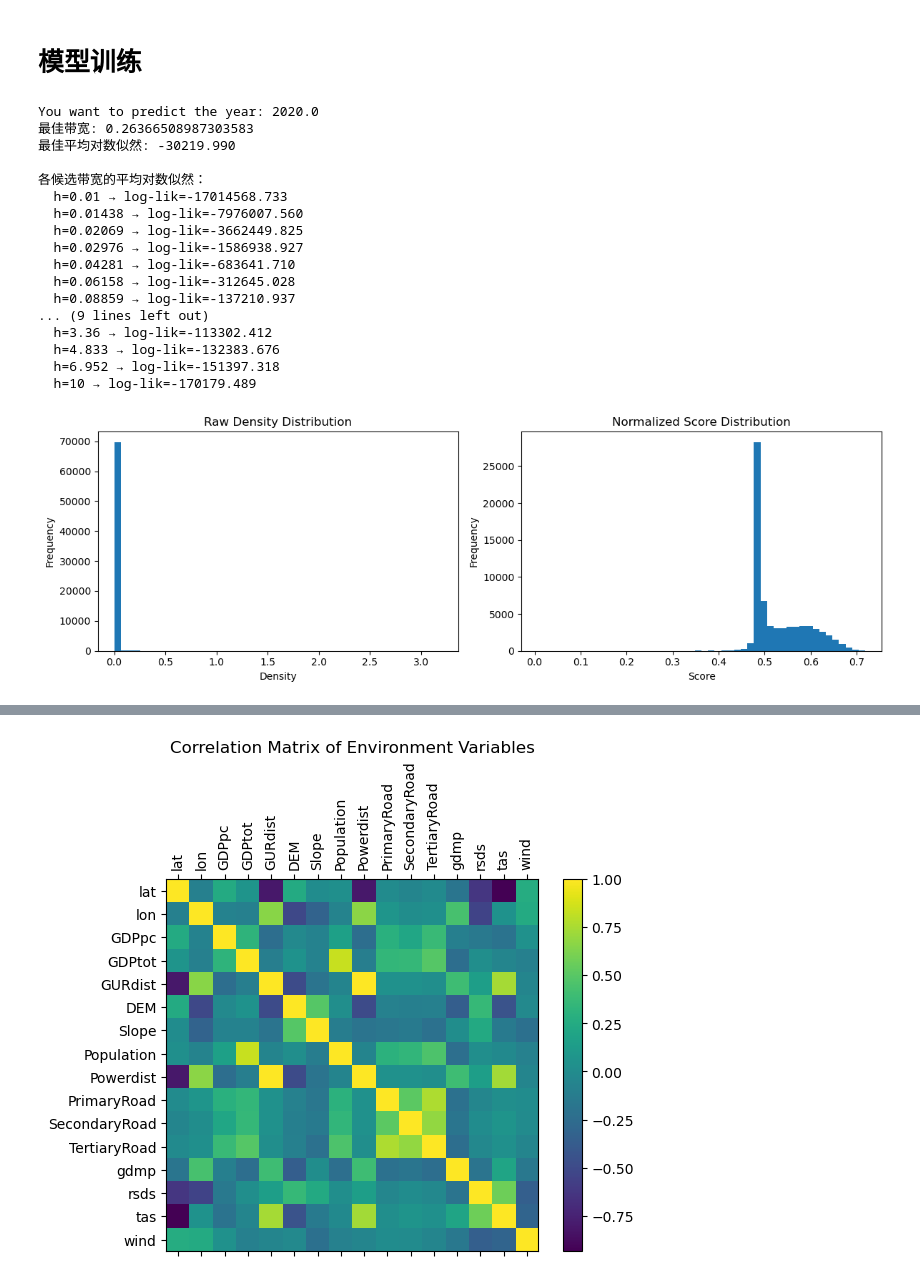
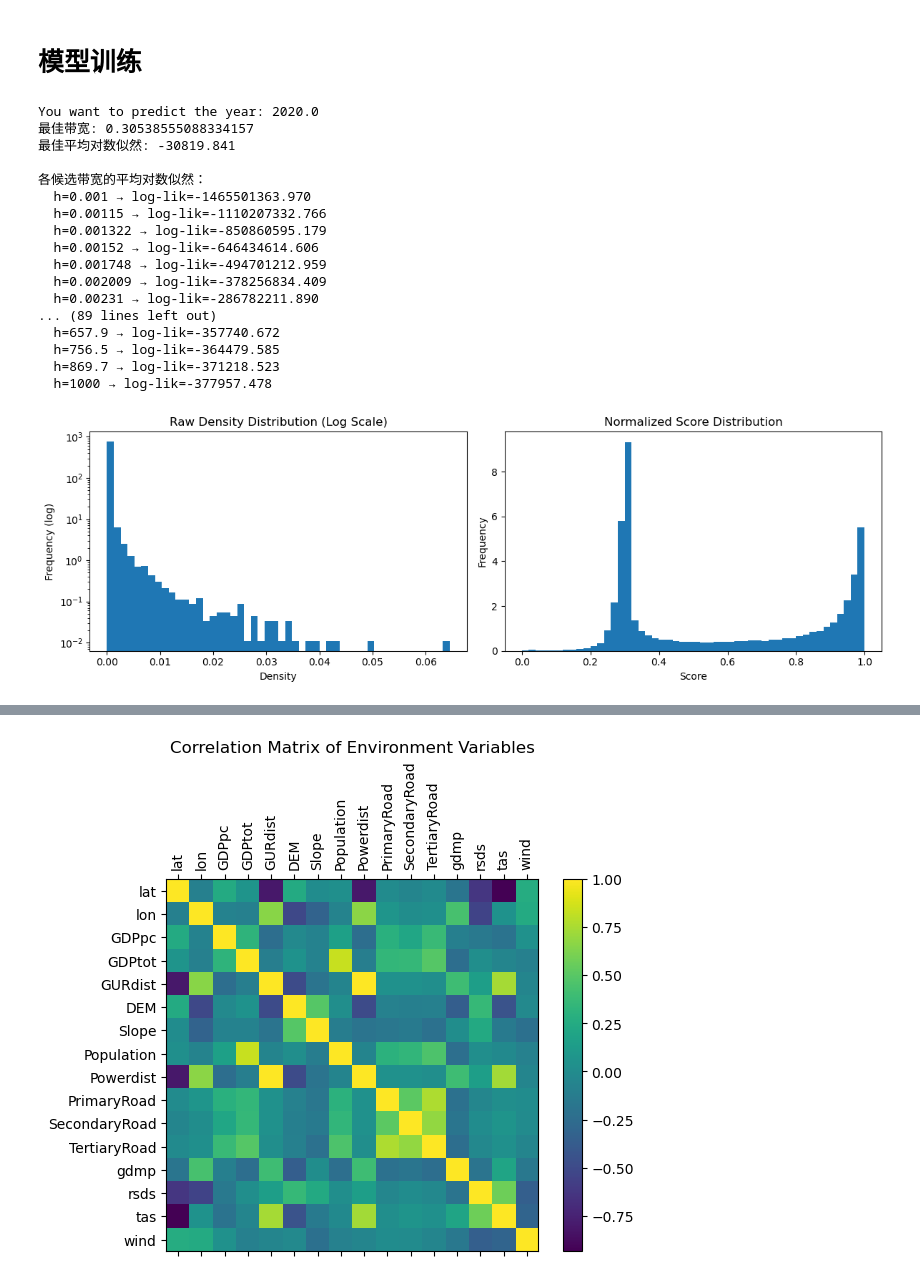
Before and after one commit to px39n/Landuse_Zhong, a Jupyter notebook: 3.0 pre-training.ipynb, the cells around one changed output, grey strips where cells are left out. Cells and saved outputs as stored; diff of their text form; code cells hidden in the pictures.

```diff
--- a/3.0 pre-training.ipynb
+++ b/3.0 pre-training.ipynb
@@ -60,7 +60,7 @@ fea_2d_variable = [
     'TertiaryRoad'
 ]
 PATHS = {
-    'abandonment': "D:/xarray/abandonment_chunkall/*.nc",
+    'abandonment': r"D:\xarray\merged_chunk_2\*.nc",
     'feature':     "D:/xarray/aligned2/Feature_all/*.nc",
     'csv':         "aligned_for_training0519.csv",
     'prediction':  "",
@@ -207,7 +205,7 @@ def select_and_train_kde(df_pos: pd.DataFrame, bandwidths: list = None):
     DEM_SLOPE = ['DEM', 'Slope']
     DIST = ['GURdist', 'PrimaryRoad', 'SecondaryRoad', 'TertiaryRoad']
     NORMAL = ['tas', 'gdmp', 'rsds', 'wind']
-    GEO = ['lat', 'lon']
+    # GEO = ['lat', 'lon']
     CAT = CAT_COLS.copy()
 
     # 数值特征流水线保持不变
@@ -237,10 +235,10 @@ def select_and_train_kde(df_pos: pd.DataFrame, bandwidths: list = None):
         StandardScaler()
     )
 
-    geo_pipe = make_pipeline(
-        SimpleImputer(strategy='median'),
-        MinMaxScaler()
-    )
+    # geo_pipe = make_pipeline(
+    #     SimpleImputer(strategy='median'),
+    #     MinMaxScaler()
+    # )
 
     # 修改类别特征处理流水线
     cat_pipe = make_pipeline(
@@ -254,7 +252,7 @@ def select_and_train_kde(df_pos: pd.DataFrame, bandwidths: list = None):
         (dem_slope_pipe, DEM_SLOPE),
         (dist_pipe, DIST),
         (normal_pipe, NORMAL),
-        (geo_pipe, GEO),
+        # (geo_pipe, GEO),
         (cat_pipe, CAT),
         remainder='drop'
     )
@@ -267,7 +265,7 @@ def select_and_train_kde(df_pos: pd.DataFrame, bandwidths: list = None):
 
     # 带宽候选
     if bandwidths is None:
-        bandwidths = np.logspace(-2, -1, 0)
+        bandwidths = np.logspace(-2, -1, 20)
 
     # 网格搜索带宽
     grid = GridSearchCV(
@@ -308,7 +306,7 @@ def select_and_train_kde(df_pos: pd.DataFrame, bandwidths: list = None):
 # ==============================
 
 def score_env(kde_pipeline: Pipeline, df_query: pd.DataFrame,
-              method: str = 'quantile', sigmoid_alpha: float = None):
+              method: str = 'sigmoid', sigmoid_alpha: float = None):
     """
     使用训练好的 KDE Pipeline 计算环境相似度得分
 
@@ -486,58 +484,62 @@ if __name__ == '__main__':
 
 
     # 阶段一建模，使用KDE模型测算相似分数
-    kde_pipe = select_and_train_kde(df_embedding_fill[NUMERIC_FEATURES + CAT_COLS],bandwidths = [0.2637])
-    dens, env_scores = score_env(kde_pipe, df_abandon_filtered[NUMERIC_FEATURES + CAT_COLS], method='sigmoid')
-
+    features_no_coords = [f for f in NUMERIC_FEATURES + CAT_COLS if f not in ['lat', 'lon']]
+    kde_pipe = select_and_train_kde(df_embedding_fill[features_no_coords], bandwidths = np.logspace(-3, 3, 100) )
+    dens, env_scores = score_env(kde_pipe, df_abandon_filtered[features_no_coords],
+                           method='sigmoid',
+                           sigmoid_alpha=0.5)
     # 检查结果分布
     plt.figure(figsize=(12, 4))
 
     plt.subplot(121)
-    plt.hist(dens, bins=50)
-    plt.title('Raw Density Distribution')
+    plt.hist(dens, bins=50, density=True)
+    plt.yscale('log')  # 使用对数刻度更好地显示分布
+    plt.title('Raw Density Distribution (Log Scale)')
     plt.xlabel('Density')
-    plt.ylabel('Frequency')
+    plt.ylabel('Frequency (log)')
 
+    # 归一化后的得分分布
     plt.subplot(122)
-    plt.hist(env_scores, bins=50)
+    plt.hist(env_scores, bins=50, density=True)
     plt.title('Normalized Score Distribution')
     plt.xlabel('Score')
     plt.ylabel('Frequency')
 
     plt.tight_layout()
     plt.show()
 
     # # 阶段二构建训练集 & 训练分类器
     # df_stage2, unlabeled_idx = prepare_stage2(
     #     df_embedding=df_embedding,
     #     df_abandon_filtered=df_abandon_filtered,
     #     env_scores=env_scores,
     #     include_negatives=False  # 第一次跑可只用正样本
     # )
     # clf = train_stage2(df_stage2)
 
     # # 5. 阶段 2：预测
     # final_probs = predict_stage2(clf, df_stage2, unlabeled_idx)
 
     # # 6. 输出 NetCDF
     # ds = build_final_ds(df_abandon_filtered, final_probs)
     # save_netcdf(ds, 'prediction_2020.nc')
 # %% [output]
 You want to predict the year: 2020.0
-最佳带宽: 0.26366508987303583
-最佳平均对数似然: -30219.990
+最佳带宽: 0.30538555088334157
+最佳平均对数似然: -30819.841
 
 各候选带宽的平均对数似然：
-  h=0.01 → log-lik=-17014568.733
-  h=0.01438 → log-lik=-7976007.560
-  h=0.02069 → log-lik=-3662449.825
-  h=0.02976 → log-lik=-1586938.927
-  h=0.04281 → log-lik=-683641.710
-  h=0.06158 → log-lik=-312645.028
-  h=0.08859 → log-lik=-137210.937
-... (9 lines left out)
-  h=3.36 → log-lik=-113302.412
-  h=4.833 → log-lik=-132383.676
-  h=6.952 → log-lik=-151397.318
-  h=10 → log-lik=-170179.489
+  h=0.001 → log-lik=-1465501363.970
+  h=0.00115 → log-lik=-1110207332.766
+  h=0.001322 → log-lik=-850860595.179
+  h=0.00152 → log-lik=-646434614.606
+  h=0.001748 → log-lik=-494701212.959
+  h=0.002009 → log-lik=-378256834.409
+  h=0.00231 → log-lik=-286782211.890
+... (89 lines left out)
+  h=657.9 → log-lik=-357740.672
+  h=756.5 → log-lik=-364479.585
+  h=869.7 → log-lik=-371218.523
+  h=1000 → log-lik=-377957.478
-[figure, old version]
+[figure, new version]
```
Also changed, not shown: parts of 7 cells of this notebook, 30 other files.
